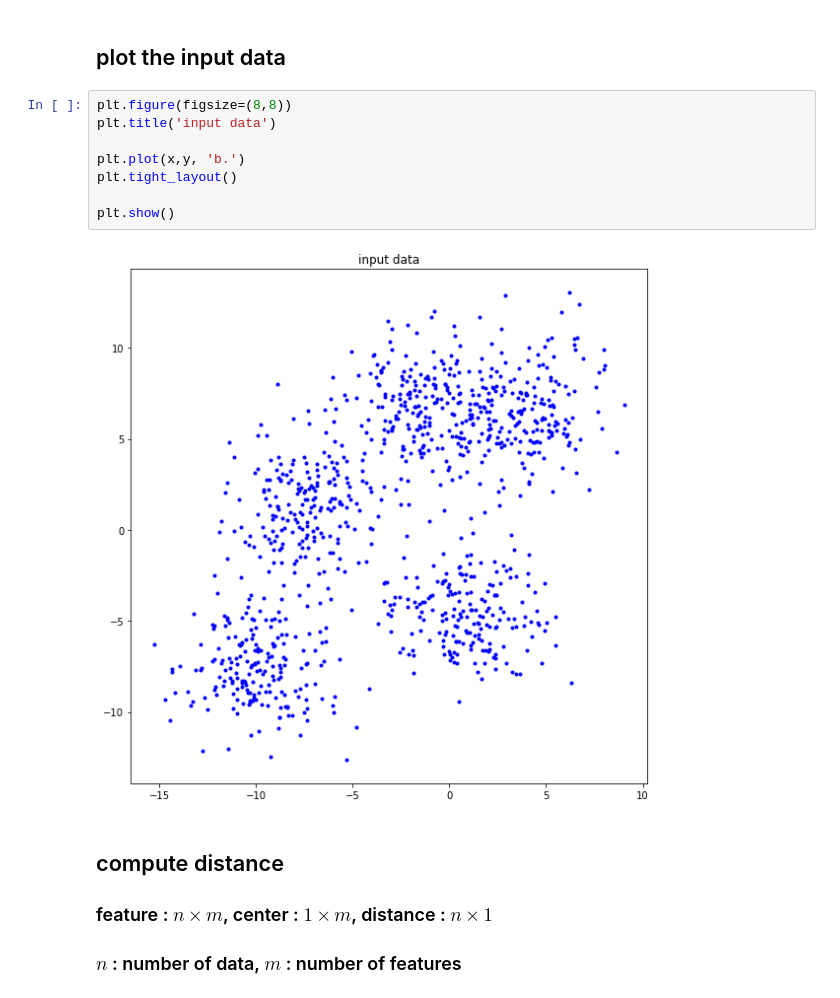
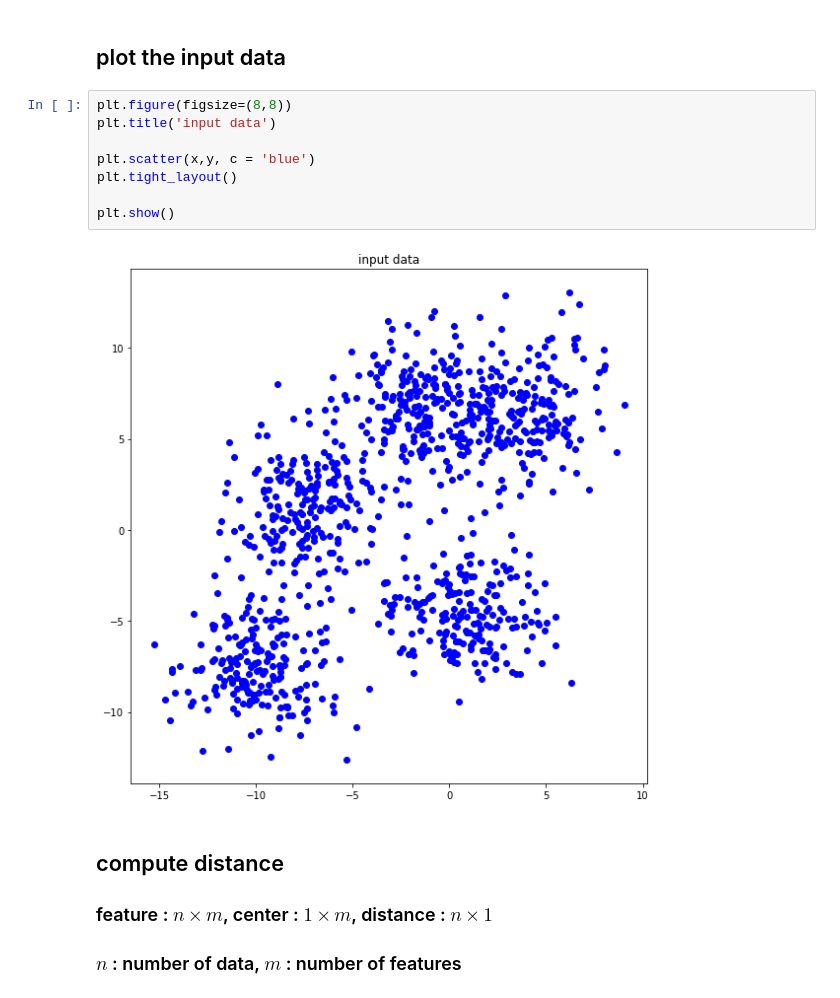
Before and after one commit to math0917/assignment-machine-learning, a Jupyter notebook: 11/assignment_11.ipynb, the cells around one changed output. Saved outputs shown, nothing was run; the diff lists cells and outputs as text.

```diff
--- a/11/assignment_11.ipynb
+++ b/11/assignment_11.ipynb
@@ -30,13 +30,13 @@ number of feature : 2
 # %%
 plt.figure(figsize=(8,8))
 plt.title('input data')
 
-plt.plot(x,y, 'b.')
+plt.scatter(x,y, c = 'blue')
 plt.tight_layout()
 
 plt.show()
 # %% [output]
-[figure, old version]
+[figure, new version]
 # %% [markdown]
 ## compute distance
 ### feature : $n \times m$, center : $1 \times m$, distance : $n \times 1$
```
